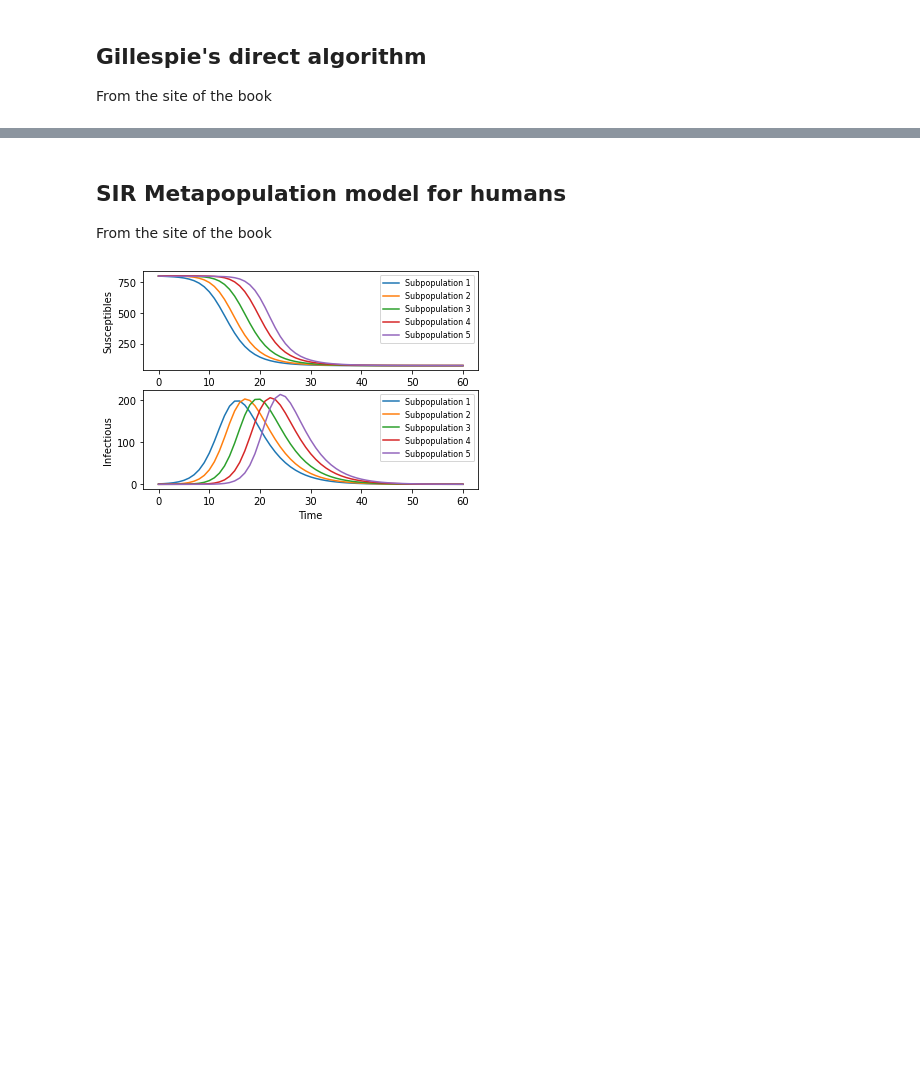
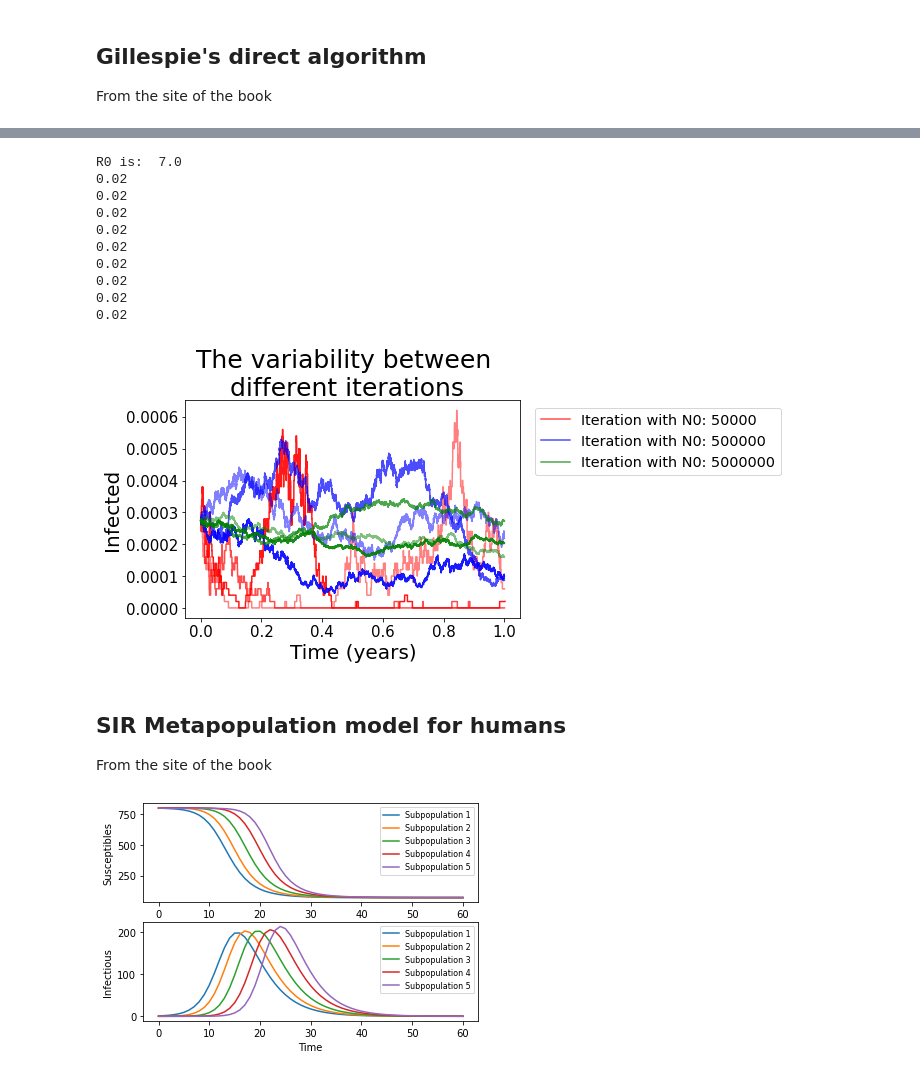
Before and after one commit to Florisdv5/Introcomp_assign2, a Jupyter notebook: Introcomp_assign2.ipynb, the cells around one changed output, grey strips where cells are left out. Cells and saved outputs as stored; diff of their text form; code cells hidden in the pictures; blank space fills up the shorter version.

```diff
--- a/Introcomp_assign2.ipynb
+++ b/Introcomp_assign2.ipynb
@@ -140,3 +139,69 @@ plt.show()
+# %%
+## Extinctions ##
+
+beta=1.0
+gamma=1/7.0
+R0 = beta/gamma
+print("R0 is: ", R0)
+mu=1/(70*365)
+# delta = 0.0005
+Nlist = [50000, 500000, 5000000]
+
+fig, (ax2) = plt.subplots(1, sharex=True)
+color = ['red', 'blue', 'green']
+
+
+
+for Nvalue in range(3):
+    N0 = Nlist[Nvalue]
+    alfa = 0.9
+    for iteration in range(3):
+        Y0=pl.ceil(mu*N0/gamma)
+        X0=pl.floor(gamma*N0/beta)
+        Z0=N0-X0-Y0
+        ND=MaxTime=365.0
+        INPUT = np.array((X0,Y0,Z0))
+    #     delta = 0.0625*mu*(beta/gamma -1)*math.sqrt(N0)
+
+        delta = 0.02
+        print(delta)
+
+        [T,S,I,R]=Stoch_Iteration(INPUT)
+
+
+        tT=np.array(T)[1:,]/365.
+        tS=np.array(S)[1:,]
+        tI=np.array(I)[1:,]
+        tR=np.array(R)[1:,]
+        tN = tS + tI + tR
+
+        if iteration == 1:
+            ax2.plot(tT, tI/tN, alpha=alfa, color = color[Nvalue], label=('Iteration with N0: %s' %(N0)))
+        else:
+            ax2.plot(tT, tI/tN, alpha=alfa, color = color[Nvalue])
+        ax2.set_ylabel("Infected", size = 20)
+        alfa = alfa - 0.2
+
+plt.legend(loc = "upper right", fontsize = "x-large", bbox_to_anchor = (1.8,1))
+for tick in ax2.xaxis.get_major_ticks():
+    tick.label.set_fontsize(15)
+for tick in ax2.yaxis.get_major_ticks():
+    tick.label.set_fontsize(15)
+fig.suptitle('The variability between \n different iterations ', size = 25, y = 1.06)
+plt.xlabel ('Time (years)', size = 20)
+plt.show()
+# %% [output]
+R0 is:  7.0
+0.02
+0.02
+0.02
+0.02
+0.02
+0.02
+0.02
+0.02
+0.02
+[figure, added]
 # %% [markdown]
 ## SIR Metapopulation model for humans
 From the site of the book
```
Also changed, not shown: parts of 2 cells of this notebook.
